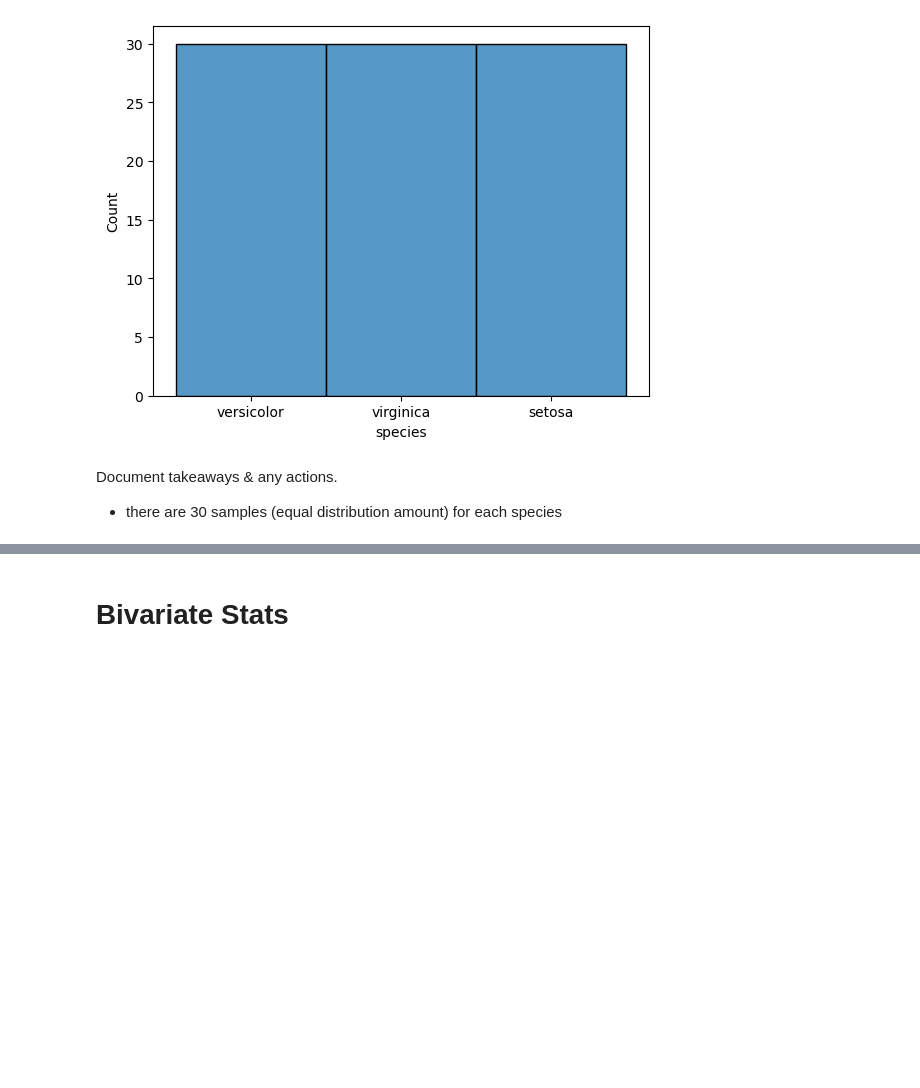
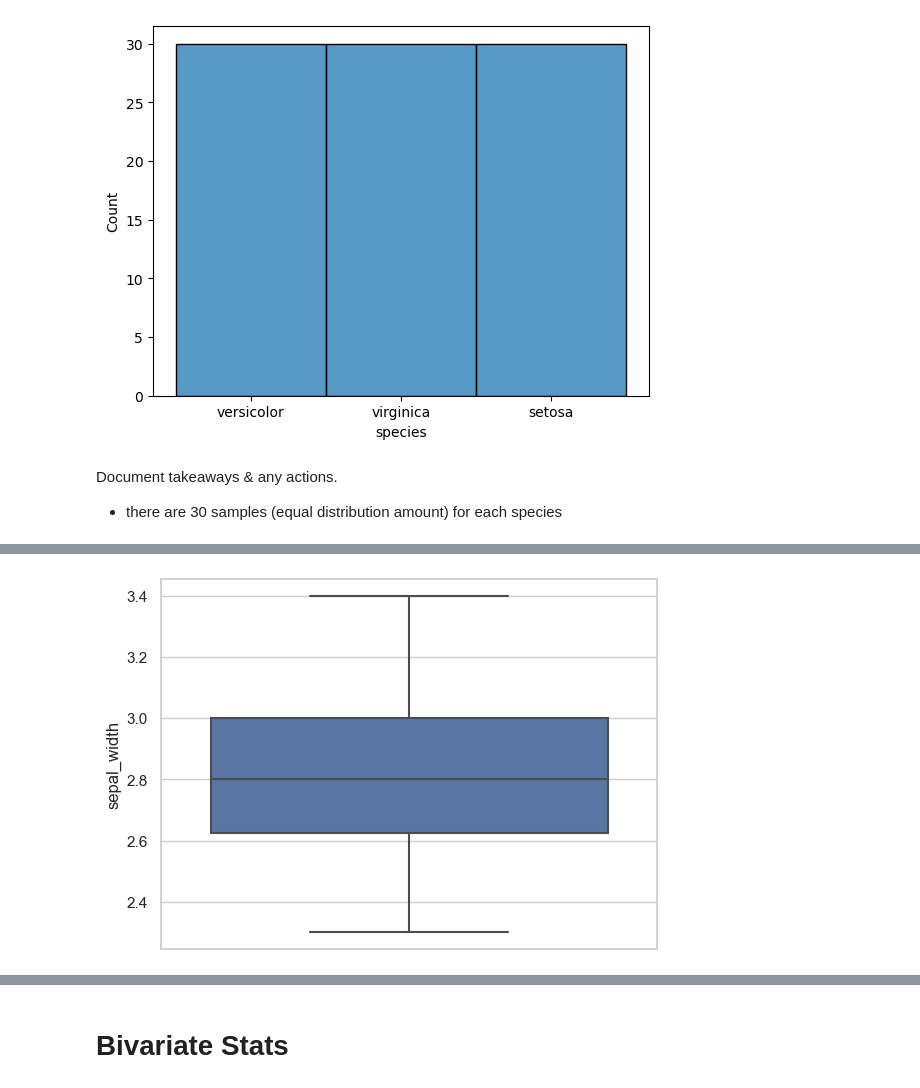
Before and after one commit to Andrew-Casey/classification_exercises, a Jupyter notebook: classification_exercises.ipynb, the cells around one changed output, grey strips where cells are left out. Drawn from its saved outputs; the diff is of its cells as text; code cells hidden in the pictures; blank space fills up the shorter version.

```diff
--- a/classification_exercises.ipynb
+++ b/classification_exercises.ipynb
@@ -1312,5 +1353,10 @@ setosa_sepal_length.hist()
 versicolor_sepal_width = train[train.species == 'versicolor'].sepal_width
 virginica_sepal_width = train[train.species == 'virginica'].sepal_width
 setosa_sepal_width = train[train.species == 'setosa'].sepal_width
+# %%
+sns.boxplot(y=versicolor_sepal_width)
+plt.show()
+# %% [output]
+[figure, added]
 # %%
 versicolor_sepal_width.hist()
```
Also changed, not shown: parts of 45 cells of this notebook, 1 other file.
